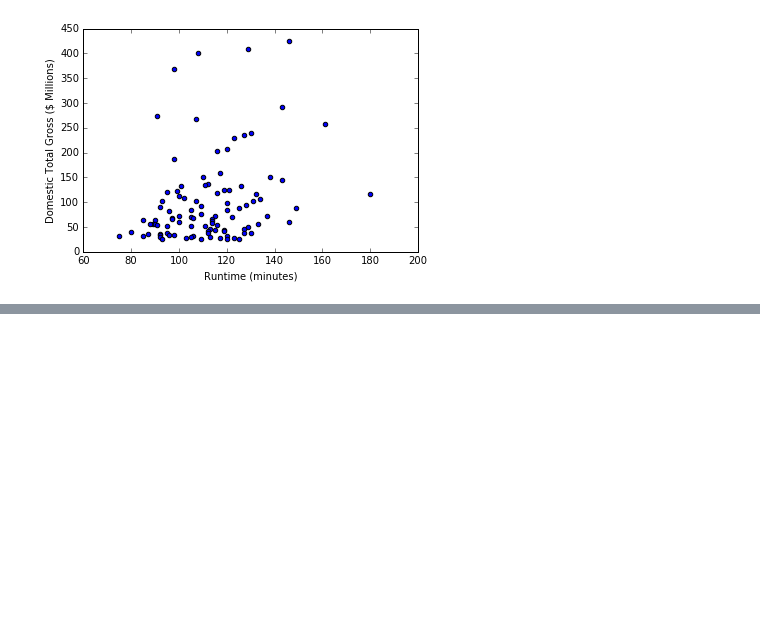
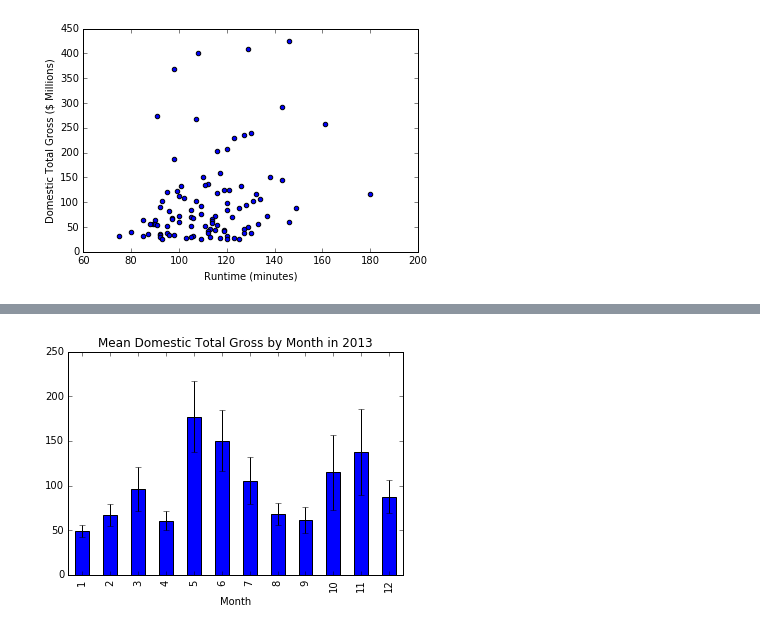
Before and after one commit to robinsones/dsp, a Jupyter notebook: challenges/submissions/02-luther1/alan/alan_luther.ipynb, the cells around one changed output, grey strips where cells are left out. Drawn from its saved outputs; the diff is of its cells as text; code cells hidden in the pictures; blank space fills up the shorter version.

```diff
--- a/challenges/submissions/02-luther1/alan/alan_luther.ipynb
+++ b/challenges/submissions/02-luther1/alan/alan_luther.ipynb
@@ -49,0 +110,26 @@ plt.show()
+# %%
+# Challenge 6
+# Bin your dataset into months and make a bar graph of the mean domestic total gross by month.
+# Error bars will represent the standard error of the mean.
+
+# Title of graph should include: Mean Domestic Total Gross by Month in 2013
+
+# Topic for consideration: what is the correct formula for the standard error of the mean?
+# Examine the error bars and see if they are "reasonable."
+
+# Solution 1: resample
+# df['ReleaseDate'][:5]
+# print df.set_index('ReleaseDate').resample('M')['DomesticTotalGross']/1e6
+
+# Solution 2: groupby
+df_month = df.copy()
+df_month['Month'] = df['ReleaseDate'].map(lambda x: x.month)
+df_month['DomesticTotalGross'] /= 1e6
+df_month = df_month.groupby('Month')['DomesticTotalGross']
+mn = df_month.mean()
+sd = df_month.std()/np.sqrt(df_month.count()) # Divide by sqrt(n) for std of mean estimate
+
+fig = mn.plot.bar(yerr=sd)
+_ = plt.title('Mean Domestic Total Gross by Month in 2013')
+# %% [output]
+[figure, added]
```
Also changed, not shown: parts of 4 cells of this notebook.
